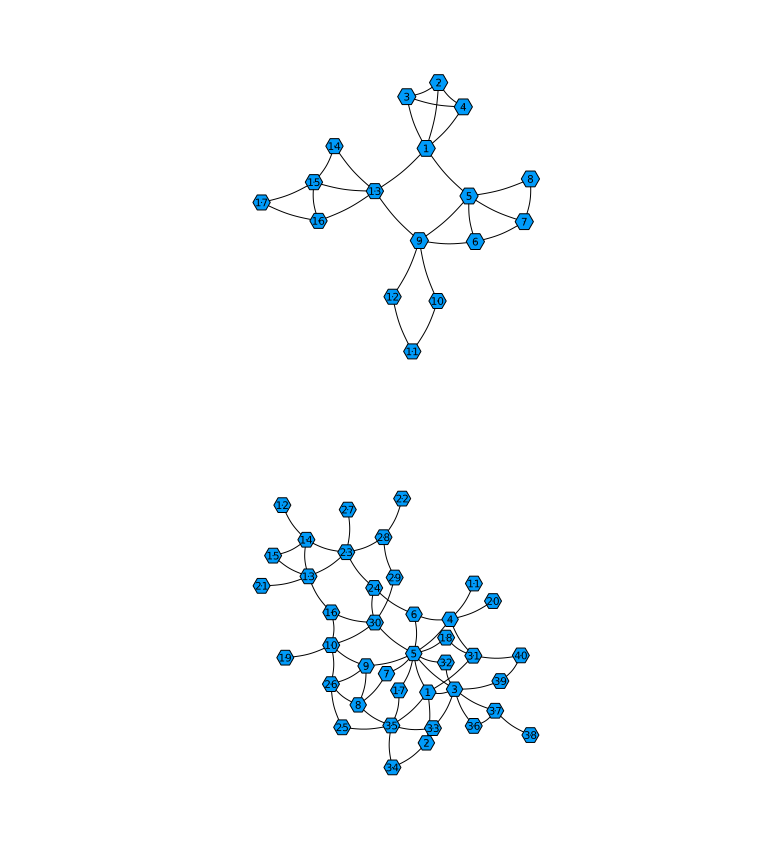
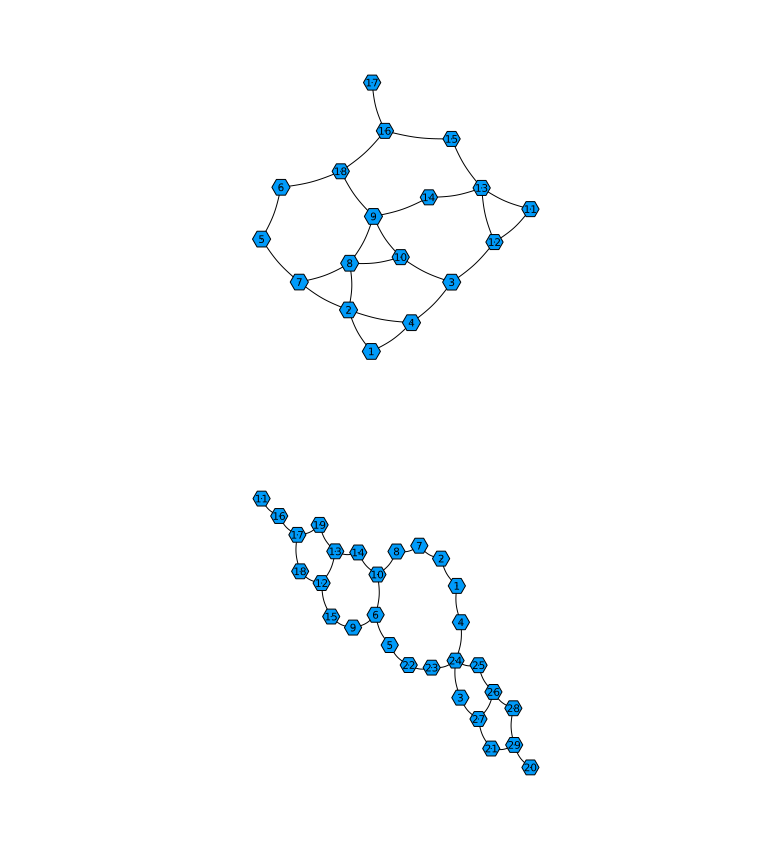
Before and after one commit to AlexisSchOrange/vne-solver, a Jupyter notebook: solver.ipynb, the cells around one changed output. Drawn from its saved outputs; the diff is of its cells as text; code cells hidden in the pictures.

```diff
--- a/solver.ipynb
+++ b/solver.ipynb
@@ -2,14 +2,14 @@
 includet("importall.jl")
 includet("utils/visu.jl")
 # %%
-instance = get_instance_from_folder("instances/undirected/tests/vndemo/GEANT")
+instance = get_instance_from_folder("instances/undirected/tests/1002/ans3")
 visu_graph(instance.v_networks[1])
 # %% [output]
-[figure, old version]
+[figure, new version]
 # %%
 visu_graph(instance.s_network)
 # %% [output]
-[figure, old version]
+[figure, new version]
 # %%
 solve_undir_compact_dir(instance)
 # %% [output]
```
Also changed, not shown: 24 other files.
